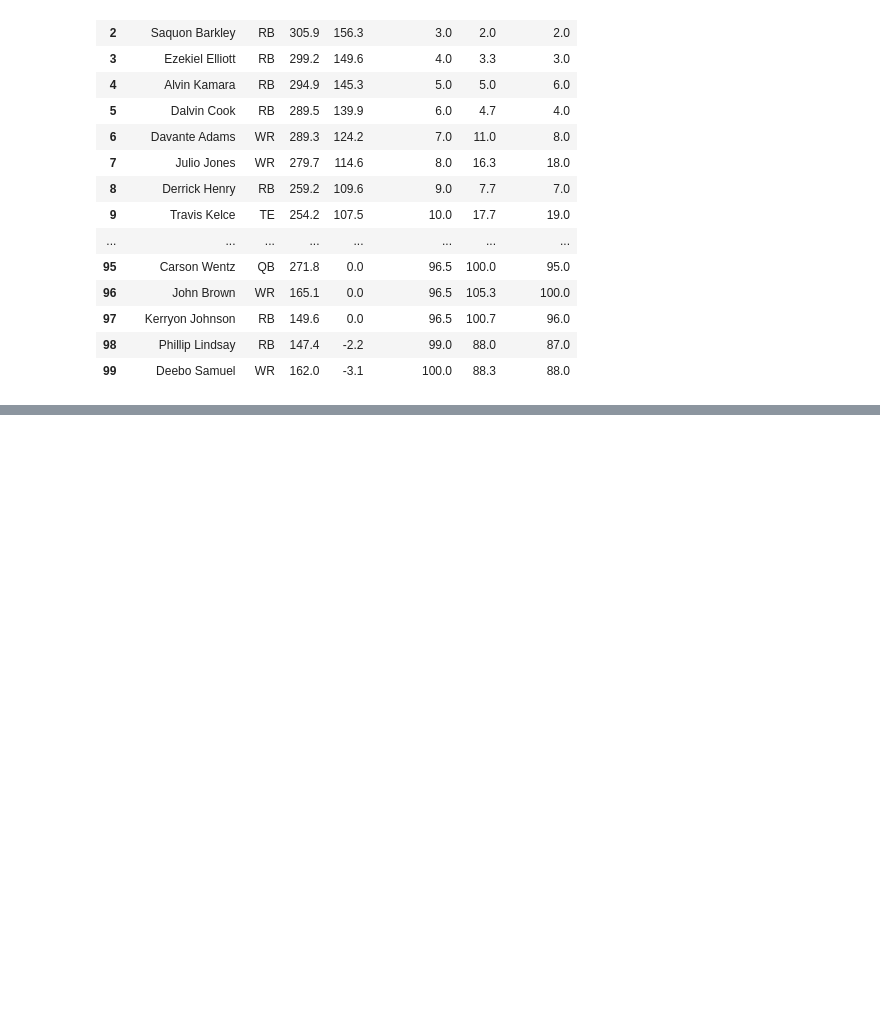
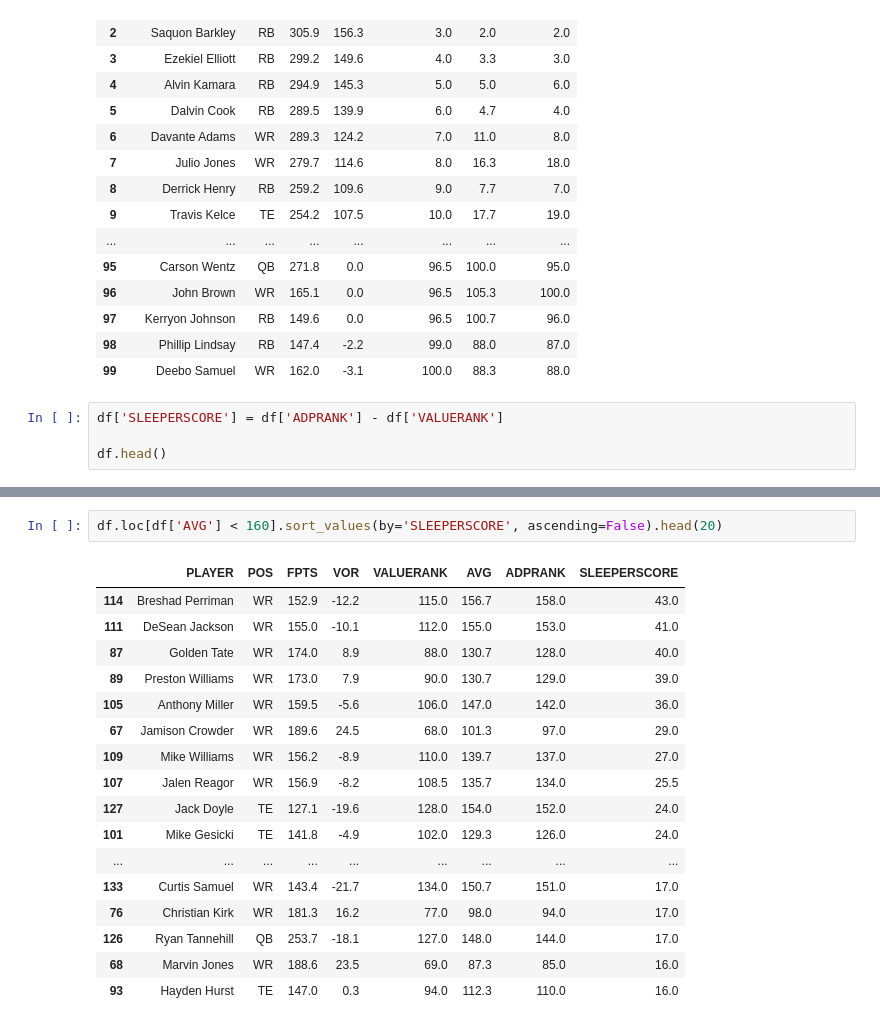
Before and after one commit to rab175/SportsAnalysis, a Jupyter notebook: Draft Model.ipynb, the cells around one changed output, grey strips where cells are left out. Saved outputs shown, nothing was run; the diff lists cells and outputs as text; blank space fills up the shorter version.

Commit message:
sleeper scores

```diff
--- a/Draft Model.ipynb
+++ b/Draft Model.ipynb
@@ -291,3 +291,7 @@ df.head(100)
 | 97 | Kerryon Johnson | RB | 149.6 | 0.0 | 96.5 | 100.7 | 96.0 |
 | 98 | Phillip Lindsay | RB | 147.4 | -2.2 | 99.0 | 88.0 | 87.0 |
 | 99 | Deebo Samuel | WR | 162.0 | -3.1 | 100.0 | 88.3 | 88.0 |
+# %%
+df['SLEEPERSCORE'] = df['ADPRANK'] - df['VALUERANK']
+
+df.head()
@@ -293,0 +305,20 @@ df.head(100)
+# %%
+df.loc[df['AVG'] < 160].sort_values(by='SLEEPERSCORE', ascending=False).head(20)
+# %% [output]
+|  | PLAYER | POS | FPTS | VOR | VALUERANK | AVG | ADPRANK | SLEEPERSCORE |
+| 114 | Breshad Perriman | WR | 152.9 | -12.2 | 115.0 | 156.7 | 158.0 | 43.0 |
+| 111 | DeSean Jackson | WR | 155.0 | -10.1 | 112.0 | 155.0 | 153.0 | 41.0 |
+| 87 | Golden Tate | WR | 174.0 | 8.9 | 88.0 | 130.7 | 128.0 | 40.0 |
+| 89 | Preston Williams | WR | 173.0 | 7.9 | 90.0 | 130.7 | 129.0 | 39.0 |
+| 105 | Anthony Miller | WR | 159.5 | -5.6 | 106.0 | 147.0 | 142.0 | 36.0 |
+| 67 | Jamison Crowder | WR | 189.6 | 24.5 | 68.0 | 101.3 | 97.0 | 29.0 |
+| 109 | Mike Williams | WR | 156.2 | -8.9 | 110.0 | 139.7 | 137.0 | 27.0 |
+| 107 | Jalen Reagor | WR | 156.9 | -8.2 | 108.5 | 135.7 | 134.0 | 25.5 |
+| 127 | Jack Doyle | TE | 127.1 | -19.6 | 128.0 | 154.0 | 152.0 | 24.0 |
+| 101 | Mike Gesicki | TE | 141.8 | -4.9 | 102.0 | 129.3 | 126.0 | 24.0 |
+| ... | ... | ... | ... | ... | ... | ... | ... | ... |
+| 133 | Curtis Samuel | WR | 143.4 | -21.7 | 134.0 | 150.7 | 151.0 | 17.0 |
+| 76 | Christian Kirk | WR | 181.3 | 16.2 | 77.0 | 98.0 | 94.0 | 17.0 |
+| 126 | Ryan Tannehill | QB | 253.7 | -18.1 | 127.0 | 148.0 | 144.0 | 17.0 |
+| 68 | Marvin Jones | WR | 188.6 | 23.5 | 69.0 | 87.3 | 85.0 | 16.0 |
+| 93 | Hayden Hurst | TE | 147.0 | 0.3 | 94.0 | 112.3 | 110.0 | 16.0 |
```
Also changed, not shown: parts of 2 cells of this notebook.
